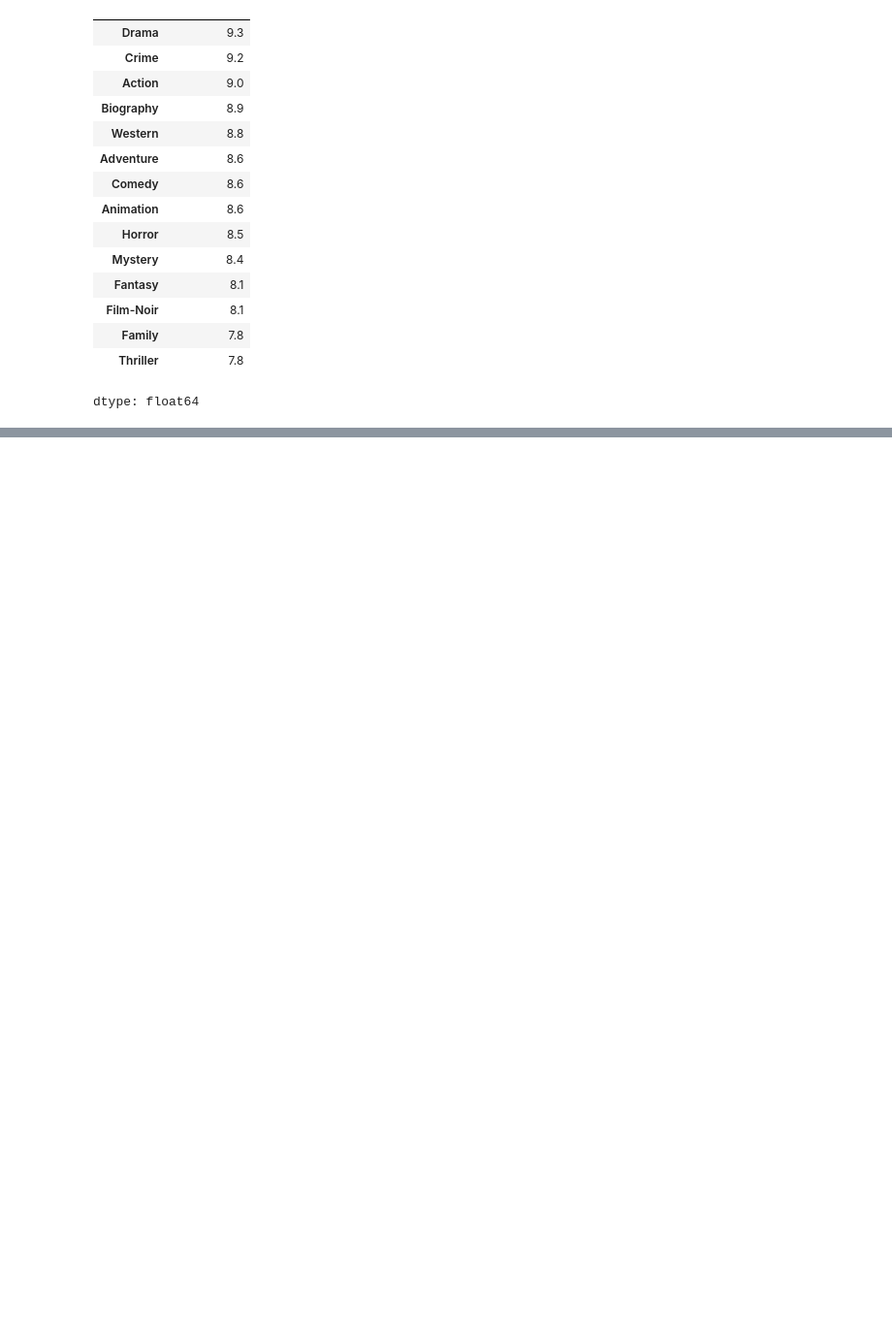
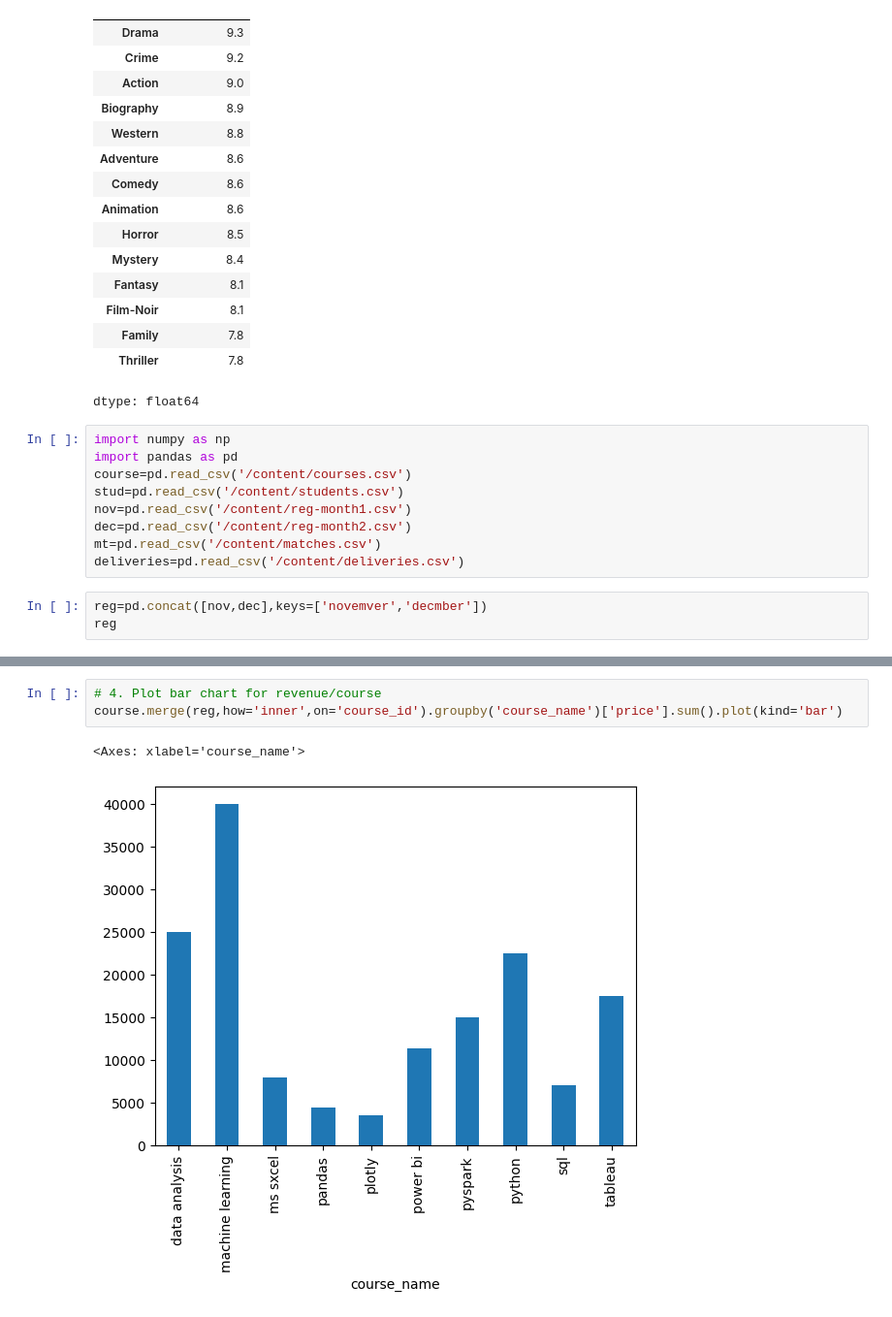
Before and after one commit to priyansh-commits/practice, a Jupyter notebook: pandas_and_numpy_rev.ipynb, the cells around one changed output, grey strips where cells are left out. Shown at 97% size. Cells and saved outputs as stored; diff of their text form; blank space fills up the shorter version.

```diff
--- a/pandas_and_numpy_rev.ipynb
+++ b/pandas_and_numpy_rev.ipynb
@@ -187,3 +187,15 @@ mov.groupby('Genre')['IMDB_Rating'].max().sort_values(ascending=False)
 | Family | 7.8 |
 | Thriller | 7.8 |
 dtype: float64
+# %%
+import numpy as np
+import pandas as pd
+course=pd.read_csv('/content/courses.csv')
+stud=pd.read_csv('/content/students.csv')
+nov=pd.read_csv('/content/reg-month1.csv')
+dec=pd.read_csv('/content/reg-month2.csv')
+mt=pd.read_csv('/content/matches.csv')
+deliveries=pd.read_csv('/content/deliveries.csv')
+# %%
+reg=pd.concat([nov,dec],keys=['novemver','decmber'])
+reg
@@ -189,0 +280,6 @@ dtype: float64
+# %%
+# 4. Plot bar chart for revenue/course
+course.merge(reg,how='inner',on='course_id').groupby('course_name')['price'].sum().plot(kind='bar')
+# %% [output]
+<Axes: xlabel='course_name'>
+[figure, added]
```
Also changed, not shown: parts of 14 cells of this notebook.
